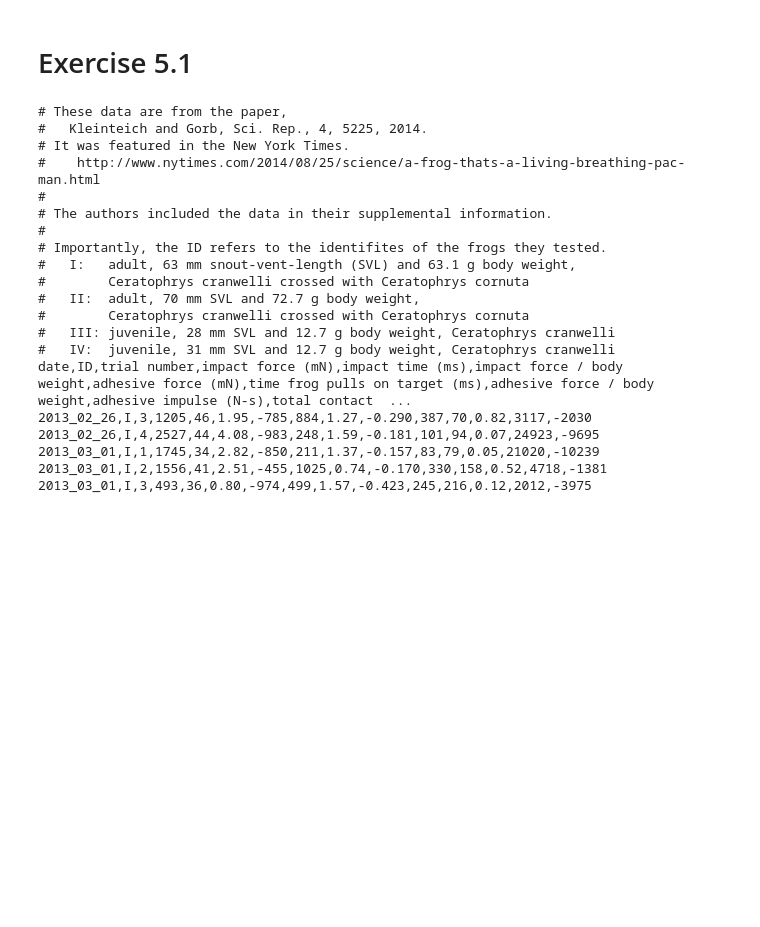
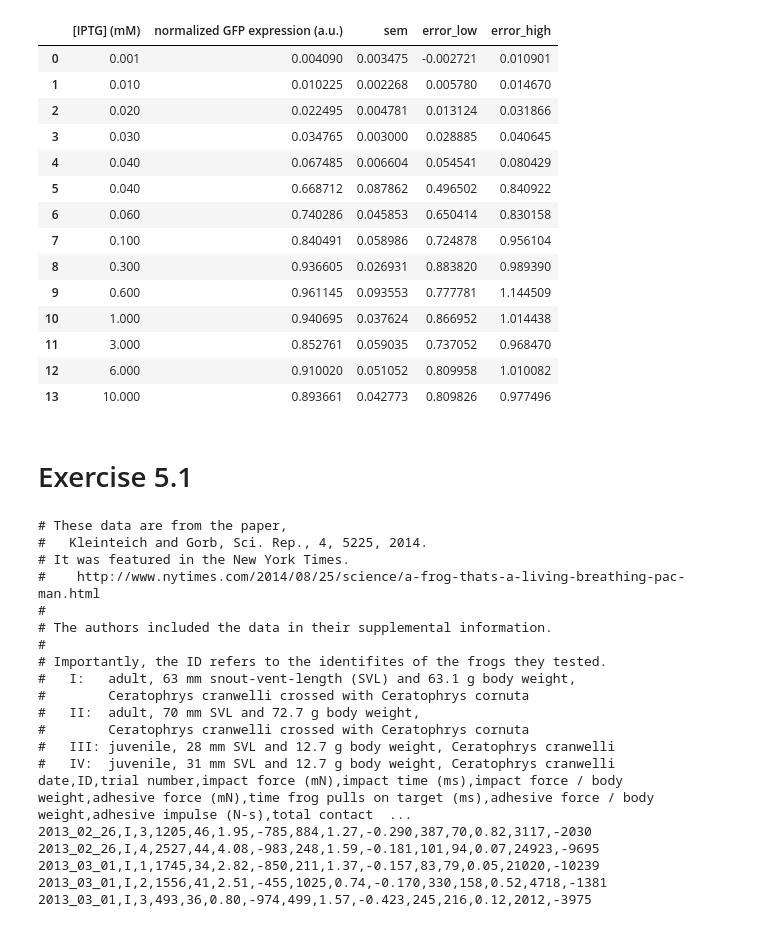
Before and after one commit to c-ko/bootcamp, a Jupyter notebook: Exercises.ipynb, the cells around one changed output. Saved outputs shown, nothing was run; the diff lists cells and outputs as text; code cells hidden in the pictures; blank space fills up the shorter version.

```diff
--- a/Exercises.ipynb
+++ b/Exercises.ipynb
@@ -0,0 +35,2 @@
+# %%
+df = pd.read_csv('data/collins_switch.csv',comment='#')
@@ -1,3 +92,25 @@
+# %%
+df['error_low']=df['normalized GFP expression (a.u.)']-1.96*df['sem']
+# %%
+df['error_high']=df['normalized GFP expression (a.u.)']+1.96*df['sem']
+# %%
+df
+# %% [output]
+|  | [IPTG] (mM) | normalized GFP expression (a.u.) | sem | error_low | error_high |
+| 0 | 0.001 | 0.004090 | 0.003475 | -0.002721 | 0.010901 |
+| 1 | 0.010 | 0.010225 | 0.002268 | 0.005780 | 0.014670 |
+| 2 | 0.020 | 0.022495 | 0.004781 | 0.013124 | 0.031866 |
+| 3 | 0.030 | 0.034765 | 0.003000 | 0.028885 | 0.040645 |
+| 4 | 0.040 | 0.067485 | 0.006604 | 0.054541 | 0.080429 |
+| 5 | 0.040 | 0.668712 | 0.087862 | 0.496502 | 0.840922 |
+| 6 | 0.060 | 0.740286 | 0.045853 | 0.650414 | 0.830158 |
+| 7 | 0.100 | 0.840491 | 0.058986 | 0.724878 | 0.956104 |
+| 8 | 0.300 | 0.936605 | 0.026931 | 0.883820 | 0.989390 |
+| 9 | 0.600 | 0.961145 | 0.093553 | 0.777781 | 1.144509 |
+| 10 | 1.000 | 0.940695 | 0.037624 | 0.866952 | 1.014438 |
+| 11 | 3.000 | 0.852761 | 0.059035 | 0.737052 | 0.968470 |
+| 12 | 6.000 | 0.910020 | 0.051052 | 0.809958 | 1.010082 |
+| 13 | 10.000 | 0.893661 | 0.042773 | 0.809826 | 0.977496 |
 # %% [markdown]
 # Exercise 5.1
 # %%
```
Also changed, not shown: parts of 6 cells of this notebook, 4 other files.
